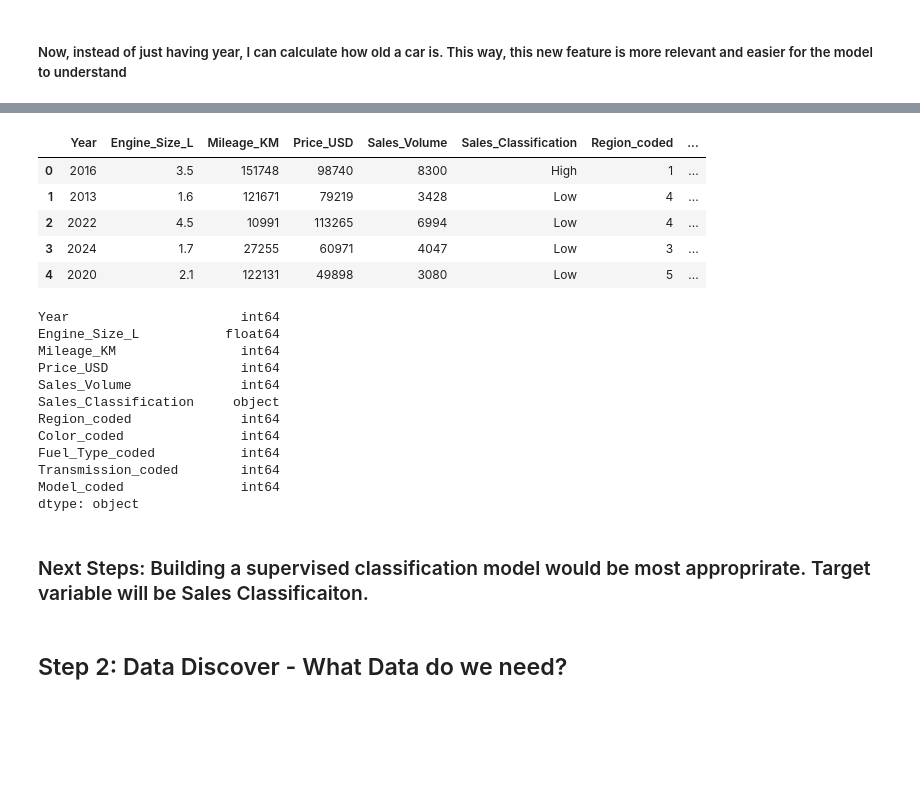
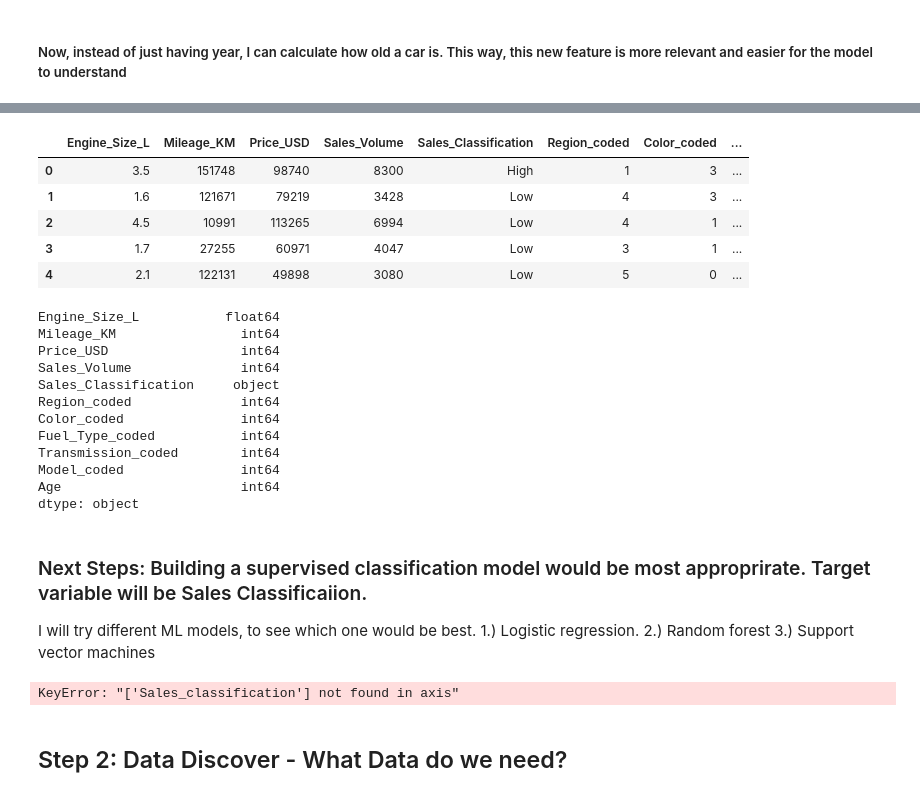
Before and after one commit to VithushanE/BMWWorldWideSales, a Jupyter notebook: BMWSales.ipynb, the cells around one changed output, grey strips where cells are left out. Cells and saved outputs as stored; diff of their text form; code cells hidden in the pictures; blank space fills up the shorter version.

Commit message:
more data cleaning, data is now in ml friendly format

```diff
--- a/BMWSales.ipynb
+++ b/BMWSales.ipynb
@@ -384,19 +396,18 @@ data2.head
 # %%
 data_clean = data2.copy()
-data_clean.drop(['Model','Region','Color','Fuel_Type','Transmission'],axis=1, inplace=True)
+data_clean.drop(['Model','Year','Region','Color','Fuel_Type','Transmission'],axis=1, inplace=True)
 data_clean.head()
 # %% [output]
-|  | Year | Engine_Size_L | Mileage_KM | Price_USD | Sales_Volume | Sales_Classification | Region_coded | ... |
-| 0 | 2016 | 3.5 | 151748 | 98740 | 8300 | High | 1 | ... |
-| 1 | 2013 | 1.6 | 121671 | 79219 | 3428 | Low | 4 | ... |
-| 2 | 2022 | 4.5 | 10991 | 113265 | 6994 | Low | 4 | ... |
-| 3 | 2024 | 1.7 | 27255 | 60971 | 4047 | Low | 3 | ... |
-| 4 | 2020 | 2.1 | 122131 | 49898 | 3080 | Low | 5 | ... |
+|  | Engine_Size_L | Mileage_KM | Price_USD | Sales_Volume | Sales_Classification | Region_coded | Color_coded | ... |
+| 0 | 3.5 | 151748 | 98740 | 8300 | High | 1 | 3 | ... |
+| 1 | 1.6 | 121671 | 79219 | 3428 | Low | 4 | 3 | ... |
+| 2 | 4.5 | 10991 | 113265 | 6994 | Low | 4 | 1 | ... |
+| 3 | 1.7 | 27255 | 60971 | 4047 | Low | 3 | 1 | ... |
+| 4 | 2.1 | 122131 | 49898 | 3080 | Low | 5 | 0 | ... |
 # %%
 # Checking to see if all data types is in ML format
 data_clean.dtypes
 # %% [output]
-Year                      int64
 Engine_Size_L           float64
 Mileage_KM                int64
 Price_USD                 int64
@@ -407,9 +418,64 @@ Color_coded               int64
 Fuel_Type_coded           int64
 Transmission_coded        int64
 Model_coded               int64
+Age                       int64
 dtype: object
 # %% [markdown]
-### Next Steps: Building a supervised classification model would be most approprirate. Target variable will be Sales Classificaiton.
+### Next Steps: Building a supervised classification model would be most approprirate. Target variable will be Sales Classificaiion.
+
+I will try different ML models, to see which one would be best. 1.) Logistic regression. 2.) Random forest 3.) Support vector machines
+# %%
+# Splitting data into X and Y datasets
+X= data_clean.drop('Sales_Classification')
+Y = data_clean['Sales_Classification']
+
+# Feature Scaling
+scaler = StandardScaler()
+X_scaled = scaler.fit_transform(X)
+
+# Split the data into training and test datasets
+X_train, X_test, y_train, y_test = train_test_split(X_scaled, y, test_size=0.2, random_state=42)
+
+# Hyperparameter grid to search over
+param_grid = {
+    'C': [0.001, 0.01, 0.1, 1, 10, 100],  # Regularization strength
+    'penalty': ['l1', 'l2'],  # Regularization types
+    'solver': ['liblinear', 'saga'],  # Solvers
+    'max_iter': [100, 200, 300]  # Number of iterations
+}
+
+log_model = LogisticRegression(random_state=42)
+
+# Perform grid search with cross-validation
+grid_search = GridSearchCV(log_model, param_grid, cv=5, scoring='accuracy', n_jobs=-1)
+grid_search.fit(X_train, y_train)
+
+# Get the best model from GridSearchCV
+best_log_model = grid_search.best_estimator_
+
+# Make Predictions
+y_pred = best_log_model.predict(X_test)
+
+# Evaluate the model
+accuracy = accuracy_score(y_test, y_pred)
+print(f'Accuracy: {accuracy}')
+
+print('\n')
+
+# Confusion Matrix
+conf_matrix = confusion_matrix(y_test, y_pred)
+# Convert to a pandas DataFrame with labeled rows and columns
+conf_matrix_df = pd.DataFrame(conf_matrix, index=['True', 'False'], columns=['Predicted True', 'Predicted False'])
+
+print(conf_matrix_df)
+
+print('\n')
+
+class_report = classification_report(y_test, y_pred)
+print('Classification Report:')
+print(class_report)
+# %% [output]
+KeyError: "['Sales_classification'] not found in axis"
 # %% [markdown]
 ## Step 2: Data Discover - What Data do we need?
 # %% [markdown]
```
Also changed, not shown: parts of 3 cells of this notebook.
